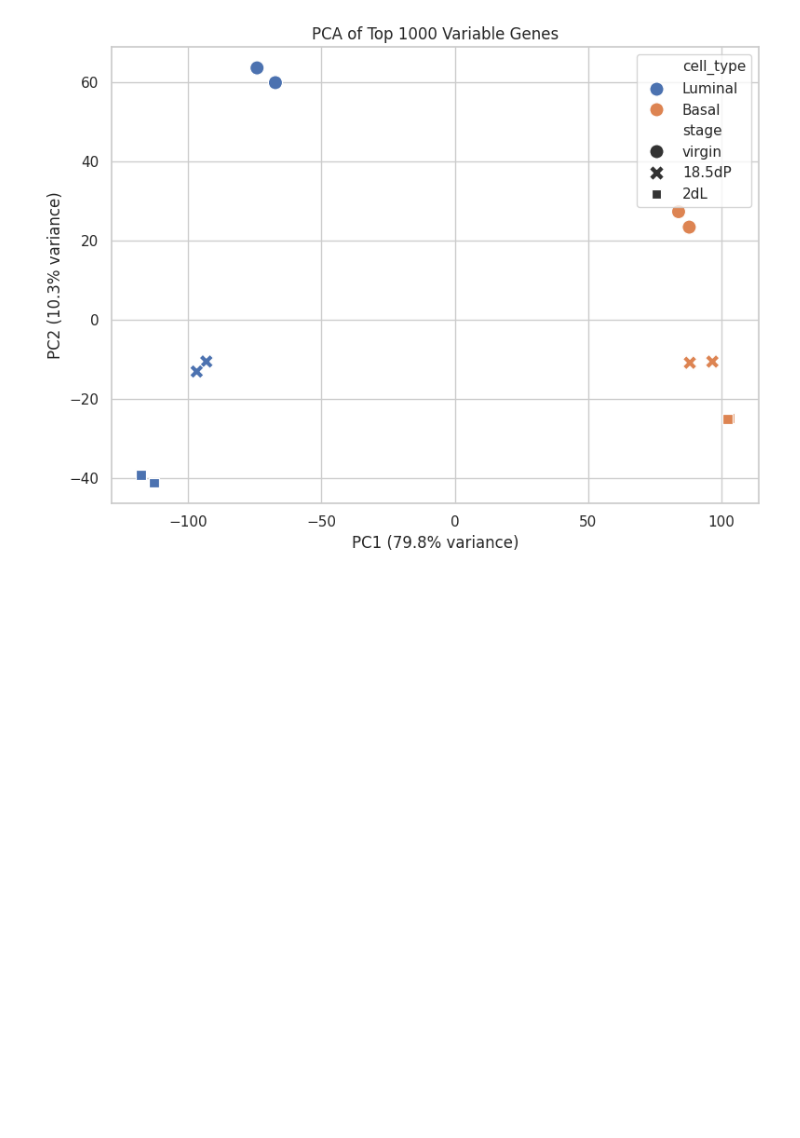
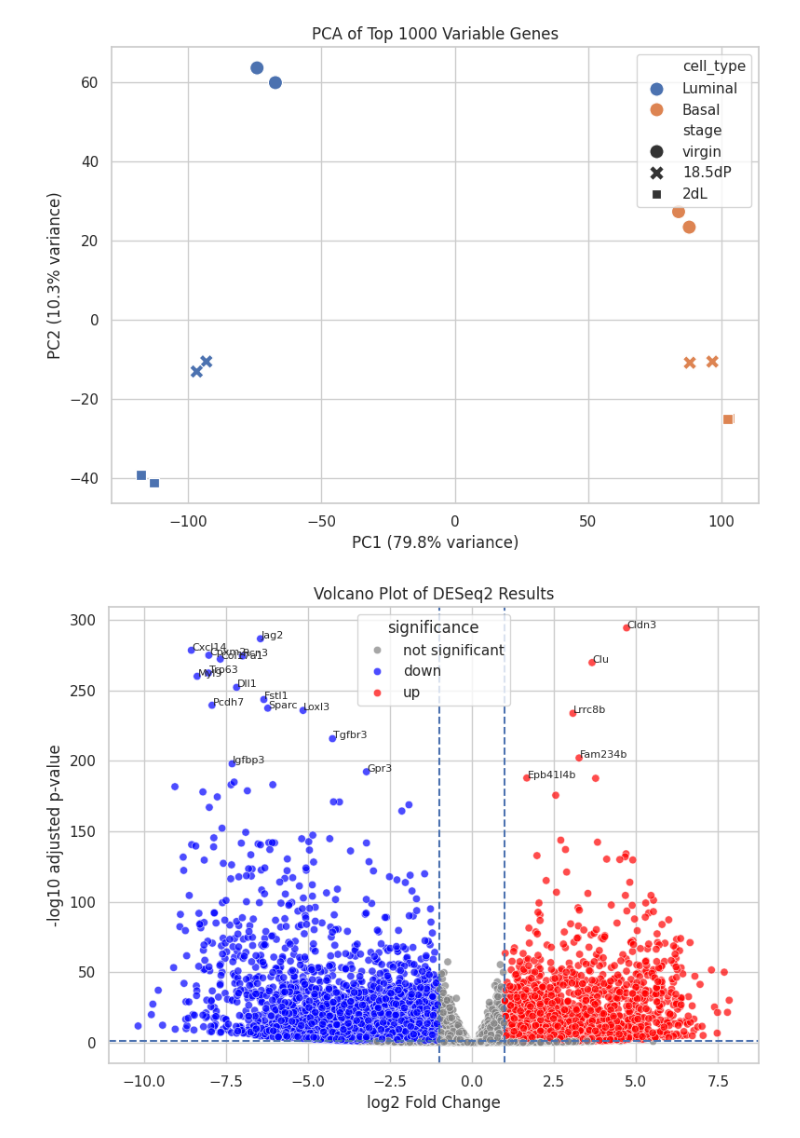
Before and after one commit to RongMonica/RNAseq_pipeline, a Jupyter notebook: scripts/04_deg_visualization_enrichment.ipynb, the cells around one changed output. Cells and saved outputs as stored; diff of their text form; code cells hidden in the pictures; blank space fills up the shorter version.

Commit message:
Add volcano plot for DESeq2 results with |log2FC| > 1 and padj < 0.05 cutoffs

```diff
--- a/scripts/04_deg_visualization_enrichment.ipynb
+++ b/scripts/04_deg_visualization_enrichment.ipynb
@@ -51,3 +52,54 @@ plt.tight_layout()
 plt.show()
 # %% [output]
 [figure]
+# %%
+# DEG visualization (Volcano plot)
+# load GSE60450_deseq2_results.csv and create volcano plot dataframe
+deg_matrix = pd.read_csv(project_root / "quants" / "GSE60450_deseq2_results.csv", index_col=0)
+
+volcano_df = deg_matrix[["gene_name", "log2FoldChange", "padj"]].copy()
+volcano_df = volcano_df.dropna(subset=["log2FoldChange", "padj"])
+volcano_df = volcano_df[volcano_df["padj"] > 0]
+volcano_df["minus_log10_padj"] = -np.log10(volcano_df["padj"])
+volcano_df["significance"] = "not significant"
+volcano_df.loc[
+    (volcano_df["padj"] < 0.05) & (volcano_df["log2FoldChange"] > 1),
+    "significance"
+] = "up"
+volcano_df.loc[
+    (volcano_df["padj"] < 0.05) & (volcano_df["log2FoldChange"] < -1),
+    "significance"
+] = "down"
+
+# plot volcano
+sns.set_theme(style="whitegrid")
+plt.figure(figsize=(8,6))
+sns.scatterplot(
+    data=volcano_df,
+    x="log2FoldChange",
+    y="minus_log10_padj",
+    hue="significance",
+    palette={"up": "red", "down": "blue", "not significant": "gray"},
+    alpha=0.7
+)
+plt.axvline(x=1, linestyle="--")
+plt.axvline(x=-1, linestyle="--")
+plt.axhline(y=-np.log10(0.05), linestyle="--")
+plt.xlabel("log2 Fold Change")
+plt.ylabel("-log10 adjusted p-value")
+plt.title("Volcano Plot of DESeq2 Results")
+
+# label top 20 significant genes
+label_df = volcano_df[volcano_df["significance"] != "not significant"].sort_values("padj").head(20)
+label_df = label_df.dropna(subset=['gene_name'])
+for _, row in label_df.iterrows():
+    plt.text(
+        row["log2FoldChange"] + 0.02,
+        row["minus_log10_padj"] + 0.02,
+        row["gene_name"],
+        fontsize=8
+    )
+plt.tight_layout()
+plt.show()
+# %% [output]
+[figure, added]
```
Also changed, not shown: parts of 1 cell of this notebook.
